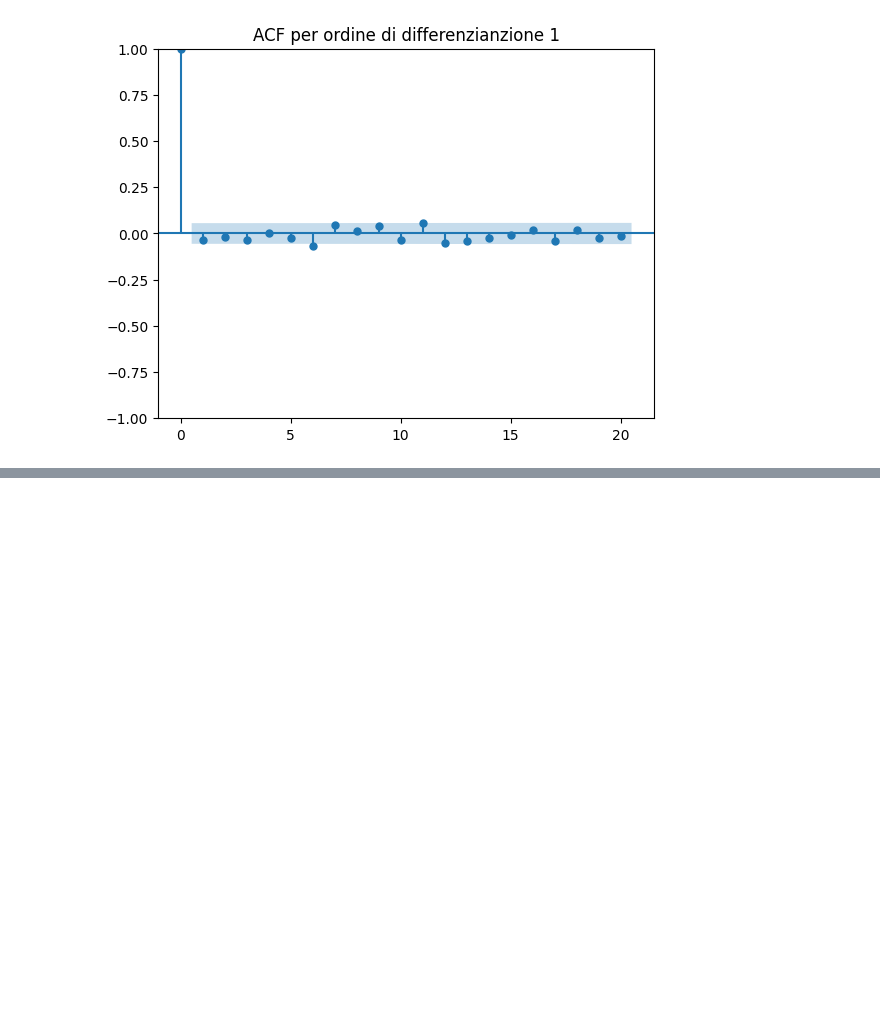
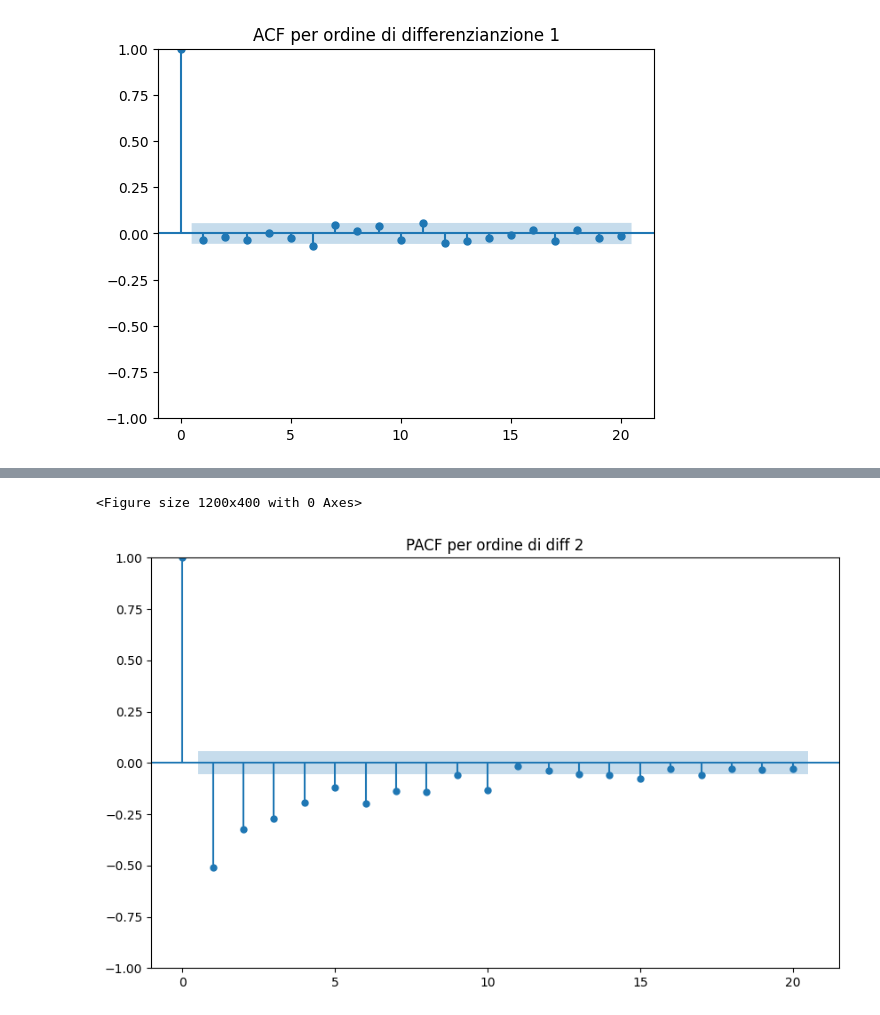
Before and after one commit to cabersdev/ARIMAXModel, a Jupyter notebook: notebooks/stationarity.ipynb, the cells around one changed output, grey strips where cells are left out. Saved outputs shown, nothing was run; the diff lists cells and outputs as text; code cells hidden in the pictures; blank space fills up the shorter version.

```diff
--- a/notebooks/stationarity.ipynb
+++ b/notebooks/stationarity.ipynb
@@ -143,3 +201,10 @@ plt.show()
+# %%
+plt.figure(figsize=(12,4))
+plot_pacf(df['diff2_log_close'].dropna(), lags=20, title="PACF per ordine di diff 2")
+plt.show()
+# %% [output]
+<Figure size 1200x400 with 0 Axes>
+[figure, added]
 # %%
 plt.figure(figsize=(12,4))
 plot_acf(df['Close'].dropna(), lags=20, title='ACF per prezzi di Chiusura non differenziato')
```
Also changed, not shown: parts of 6 cells of this notebook.
